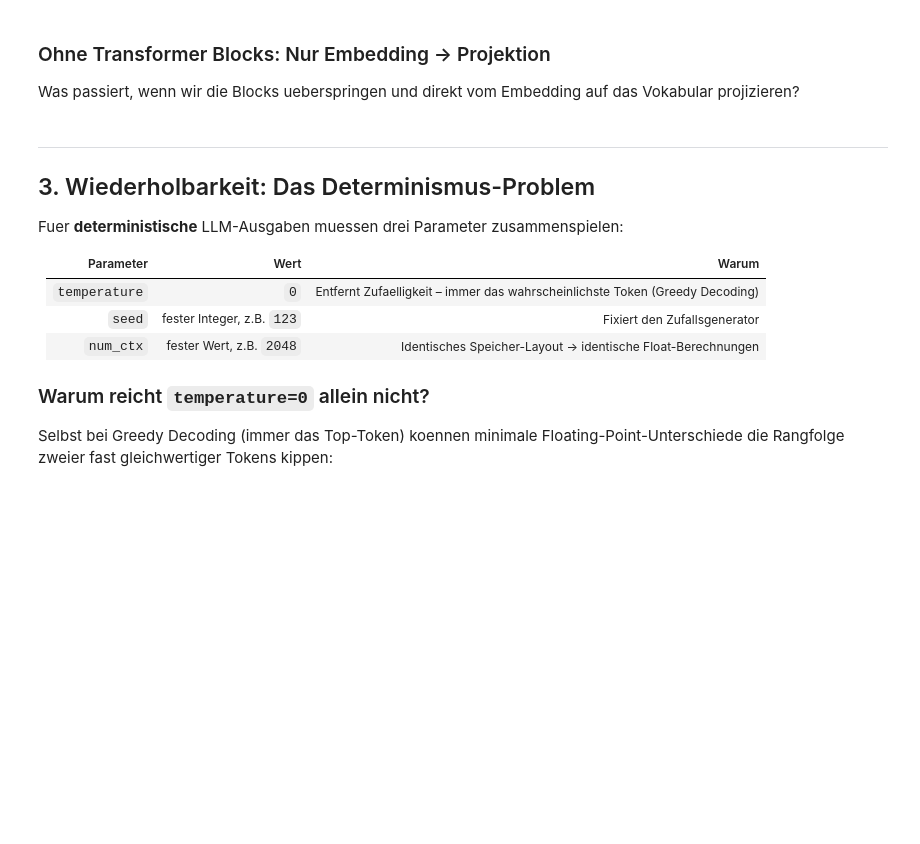
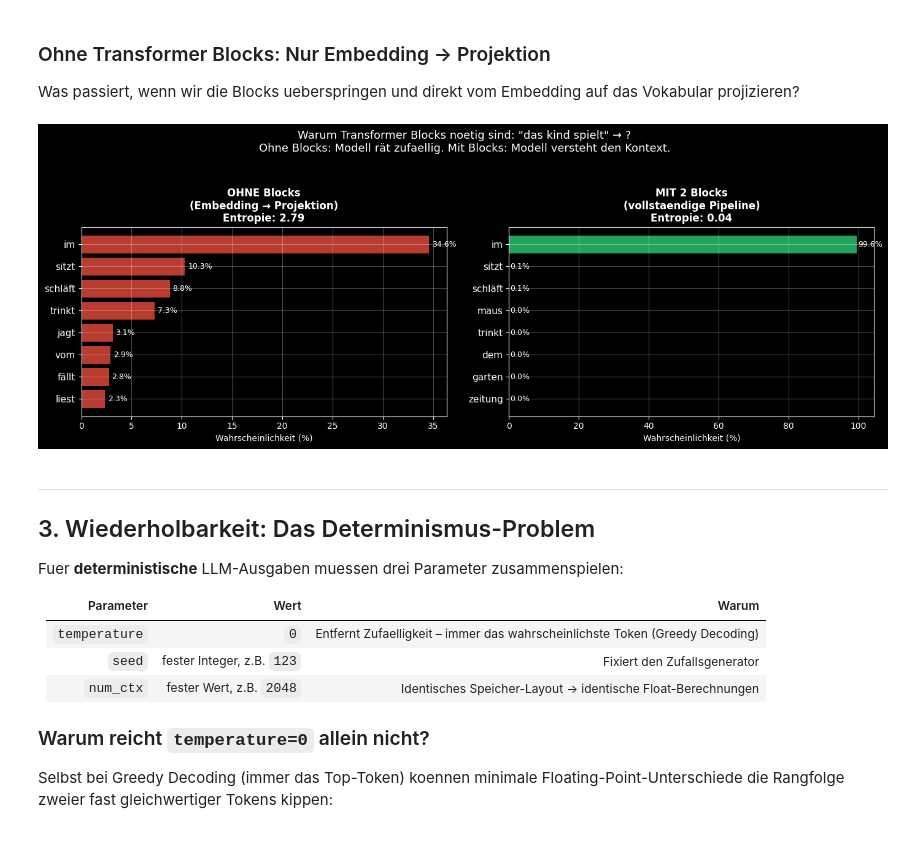
Before and after one commit to framem/lm-stack, a Jupyter notebook: machineLearning/languageModel/notebooks/blocks_reproducibility.ipynb, the cells around one changed output. Saved outputs shown, nothing was run; the diff lists cells and outputs as text; code cells hidden in the pictures; blank space fills up the shorter version.

```diff
--- a/machineLearning/languageModel/notebooks/blocks_reproducibility.ipynb
+++ b/machineLearning/languageModel/notebooks/blocks_reproducibility.ipynb
@@ -286,7 +304,7 @@ def compare_with_without_blocks(model, tokenizer, text, top_k=8):
 
         # OHNE Blocks (Embedding direkt → Projektion)
         embedded = model.token_embedding(input_tensor)
-        embedded = embedded + model.pos_embedding[:, :len(tokens), :]
+        embedded = embedded + model.pos_encoding.pe[:, :len(tokens), :]
         logits_skip = model.lm_head(model.ln_final(embedded))
         probs_skip = F.softmax(logits_skip[0, -1, :], dim=-1).numpy()
 
@@ -294,33 +312,35 @@ def compare_with_without_blocks(model, tokenizer, text, top_k=8):
 
     for ax, probs, title, color in [
         (ax1, probs_skip, 'OHNE Blocks\n(Embedding → Projektion)', '#e74c3c'),
         (ax2, probs_full, f'MIT {len(model.blocks)} Blocks\n(vollstaendige Pipeline)', '#2ecc71'),
     ]:
         top_idx = np.argsort(probs)[-top_k:][::-1]
         top_p = probs[top_idx]
         top_w = [tokenizer.idx_to_word.get(i, '?') for i in top_idx]
 
         # Entropie berechnen
         entropy = -np.sum(probs * np.log(probs + 1e-10))
 
         bars = ax.barh(range(top_k), top_p * 100, color=color, alpha=0.8)
         ax.set_yticks(range(top_k))
         ax.set_yticklabels(top_w, fontsize=11)
         ax.set_xlabel('Wahrscheinlichkeit (%)')
         ax.set_title(f'{title}\nEntropie: {entropy:.2f}', fontweight='bold')
         ax.invert_yaxis()
         for bar, p in zip(bars, top_p):
             ax.text(bar.get_width() + 0.3, bar.get_y() + bar.get_height()/2,
                     f'{p*100:.1f}%', va='center', fontsize=9)
 
     plt.suptitle(f'Warum Transformer Blocks noetig sind: "{text}" → ?\n'
                  f'Ohne Blocks: Modell rät zufaellig. Mit Blocks: Modell versteht den Kontext.',
                  fontsize=13, y=1.05)
     plt.tight_layout()
     plt.show()
 
 compare_with_without_blocks(model, tokenizer, "die katze")
 compare_with_without_blocks(model, tokenizer, "das kind spielt")
+# %% [output]
+[figure, added]
 # %% [markdown]
 ---
 ## 3. Wiederholbarkeit: Das Determinismus-Problem
```
Also changed, not shown: parts of 8 cells of this notebook, 2 other files.
